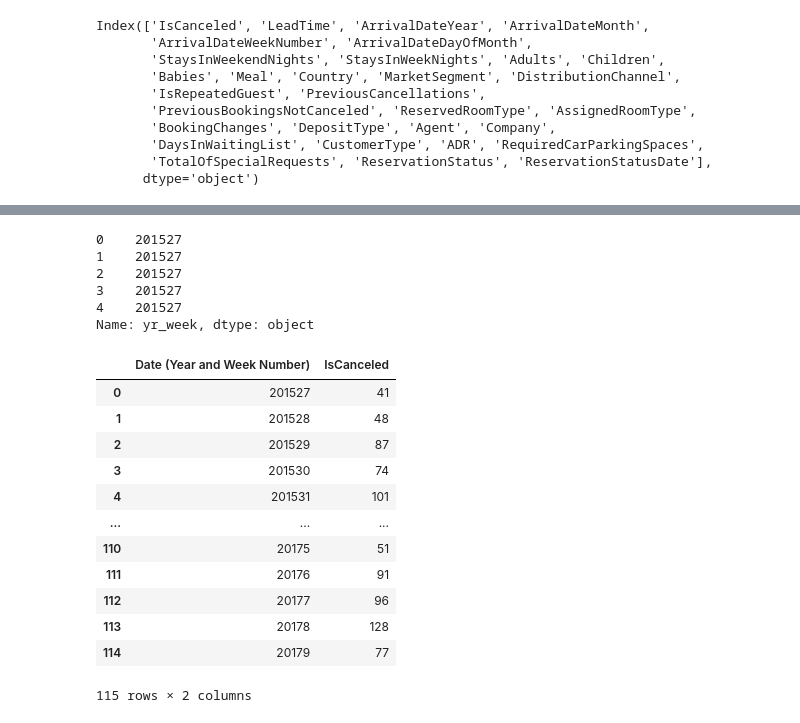
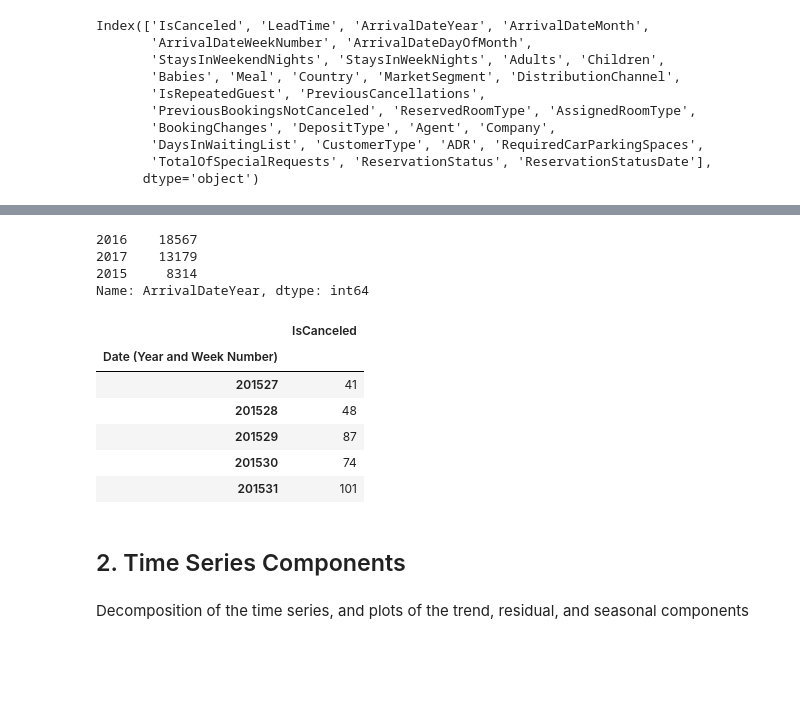
Before and after one commit to garybake/BayesianTimeSeries, a Jupyter notebook: 1_1_WeeklyTimeSeries.ipynb, the cells around one changed output, grey strips where cells are left out. Drawn from its saved outputs; the diff is of its cells as text; code cells hidden in the pictures; blank space fills up the shorter version.

Commit message:
added time series components

```diff
--- a/1_1_WeeklyTimeSeries.ipynb
+++ b/1_1_WeeklyTimeSeries.ipynb
@@ -59,33 +61,33 @@ yr_week                          0
 dtype: int64
-# %%
-df['yr_week'] = df['ArrivalDateYear'].astype(str) + df['ArrivalDateWeekNumber'].astype(str)
-# %%
-df['yr_week'].head()
-# %% [output]
-0    201527
-1    201527
-2    201527
-3    201527
-4    201527
-Name: yr_week, dtype: object
+# %%
+df['ArrivalDateYear'].value_counts()
+# %% [output]
+2016    18567
+2017    13179
+2015     8314
+Name: ArrivalDateYear, dtype: int64
+# %%
+# Join year and week columns YYYYVV
+# Note the weeks need zero padding
+df['yr_week'] = df[['ArrivalDateYear', 'ArrivalDateWeekNumber']].apply(lambda x: str(x[0]) + str(x[1]).zfill(2), axis=1)
 # %%
 df_week_counts = df.groupby('yr_week')['IsCanceled']\
     .sum()\
     .reset_index()\
-    .rename(columns={'yr_week': 'Date (Year and Week Number)'})
+    .sort_values('yr_week')\
+    .rename(columns={'yr_week': 'Date (Year and Week Number)'})\
+    .set_index('Date (Year and Week Number)')
 # %%
-df_week_counts
+df_week_counts.head()
 # %% [output]
-|  | Date (Year and Week Number) | IsCanceled |
-| 0 | 201527 | 41 |
-| 1 | 201528 | 48 |
-| 2 | 201529 | 87 |
-| 3 | 201530 | 74 |
-| 4 | 201531 | 101 |
-| ... | ... | ... |
-| 110 | 20175 | 51 |
-| 111 | 20176 | 91 |
-| 112 | 20177 | 96 |
-| 113 | 20178 | 128 |
-| 114 | 20179 | 77 |
+|  | IsCanceled |
+| Date (Year and Week Number) |  |
+| 201527 | 41 |
+| 201528 | 48 |
+| 201529 | 87 |
+| 201530 | 74 |
+| 201531 | 101 |
-115 rows × 2 columns
+# %% [markdown]
+## 2. Time Series Components
+# %% [markdown]
+Decomposition of the time series, and plots of the trend, residual, and seasonal components
```
Also changed, not shown: parts of 18 cells of this notebook.
